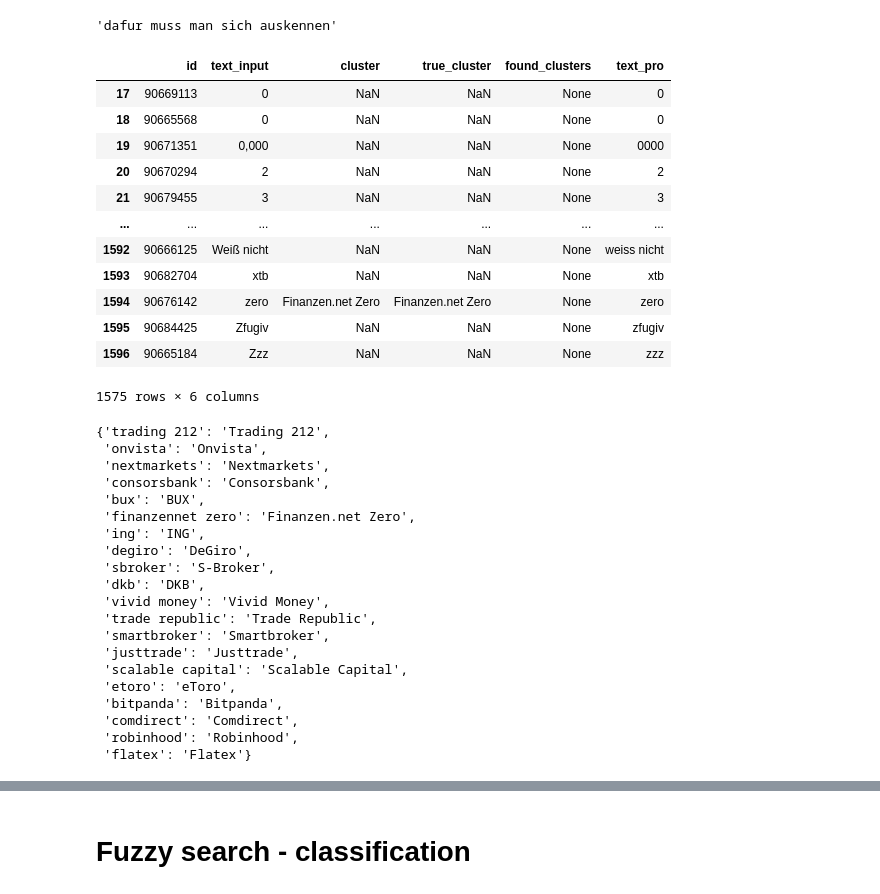
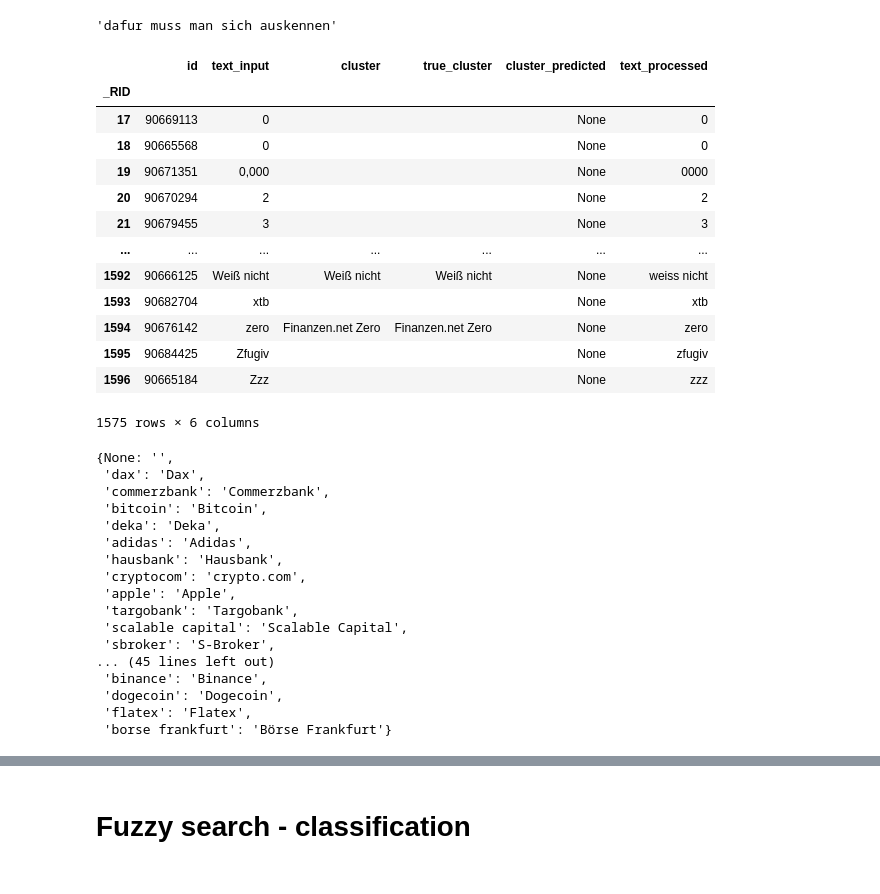
Before and after one commit to mihasK/human-text-input-clustering, a Jupyter notebook: main.ipynb, the cells around one changed output, grey strips where cells are left out. Cells and saved outputs as stored; diff of their text form; code cells hidden in the pictures.

```diff
--- a/main.ipynb
+++ b/main.ipynb
@@ -3,7 +4,9 @@ import pandas as pd
 from icecream import ic
 # %%
-df = pd.read_csv('data/data_57.csv', index_col=0)
+df = pd.read_csv('data/data_57_clustered.csv', index_col=0)
 df = df[~df.text_input.isnull()]
+df = df.fillna("")
 df['true_cluster'] = df.cluster.copy()
-df.head()
+df['cluster_predicted'] = None
+df
 # %% [output]
@@ -81,22 +91,23 @@ preprocess('Dafür muss man sich auskennen',)
 # %% [output]
 'dafur muss man sich auskennen'
 # %%
-df['text_pro'] = df.text_input.apply(preprocess)
-df = df[~df.text_pro.isnull()]
+df['text_processed'] = df.text_input.apply(preprocess)
+df = df[~df.text_processed.isnull()]
 df
 # %% [output]
-|  | id | text_input | cluster | true_cluster | found_clusters | text_pro |
-| 17 | 90669113 | 0 | NaN | NaN | None | 0 |
-| 18 | 90665568 | 0 | NaN | NaN | None | 0 |
-| 19 | 90671351 | 0,000 | NaN | NaN | None | 0000 |
-| 20 | 90670294 | 2 | NaN | NaN | None | 2 |
-| 21 | 90679455 | 3 | NaN | NaN | None | 3 |
+|  | id | text_input | cluster | true_cluster | cluster_predicted | text_processed |
+| _RID |  |  |  |  |  |  |
+| 17 | 90669113 | 0 |  |  | None | 0 |
+| 18 | 90665568 | 0 |  |  | None | 0 |
+| 19 | 90671351 | 0,000 |  |  | None | 0000 |
+| 20 | 90670294 | 2 |  |  | None | 2 |
+| 21 | 90679455 | 3 |  |  | None | 3 |
 | ... | ... | ... | ... | ... | ... | ... |
-| 1592 | 90666125 | Weiß nicht | NaN | NaN | None | weiss nicht |
-| 1593 | 90682704 | xtb | NaN | NaN | None | xtb |
+| 1592 | 90666125 | Weiß nicht | Weiß nicht | Weiß nicht | None | weiss nicht |
+| 1593 | 90682704 | xtb |  |  | None | xtb |
 | 1594 | 90676142 | zero | Finanzen.net Zero | Finanzen.net Zero | None | zero |
-| 1595 | 90684425 | Zfugiv | NaN | NaN | None | zfugiv |
-| 1596 | 90665184 | Zzz | NaN | NaN | None | zzz |
+| 1595 | 90684425 | Zfugiv |  |  | None | zfugiv |
+| 1596 | 90665184 | Zzz |  |  | None | zzz |
 1575 rows × 6 columns
 # %%
 known_labels = {
@@ -105,23 +116,20 @@ known_labels = {
 }
 known_labels
 # %% [output]
-{'trading 212': 'Trading 212',
- 'onvista': 'Onvista',
- 'nextmarkets': 'Nextmarkets',
- 'consorsbank': 'Consorsbank',
- 'bux': 'BUX',
- 'finanzennet zero': 'Finanzen.net Zero',
- 'ing': 'ING',
- 'degiro': 'DeGiro',
+{None: '',
+ 'dax': 'Dax',
+ 'commerzbank': 'Commerzbank',
+ 'bitcoin': 'Bitcoin',
+ 'deka': 'Deka',
+ 'adidas': 'Adidas',
+ 'hausbank': 'Hausbank',
+ 'cryptocom': 'crypto.com',
+ 'apple': 'Apple',
+ 'targobank': 'Targobank',
+ 'scalable capital': 'Scalable Capital',
  'sbroker': 'S-Broker',
- 'dkb': 'DKB',
- 'vivid money': 'Vivid Money',
- 'trade republic': 'Trade Republic',
- 'smartbroker': 'Smartbroker',
- 'justtrade': 'Justtrade',
- 'scalable capital': 'Scalable Capital',
- 'etoro': 'eToro',
- 'bitpanda': 'Bitpanda',
- 'comdirect': 'Comdirect',
- 'robinhood': 'Robinhood',
- 'flatex': 'Flatex'}
+... (45 lines left out)
+ 'binance': 'Binance',
+ 'dogecoin': 'Dogecoin',
+ 'flatex': 'Flatex',
+ 'borse frankfurt': 'Börse Frankfurt'}
```
Also changed, not shown: parts of 29 cells of this notebook, 3 other files.
